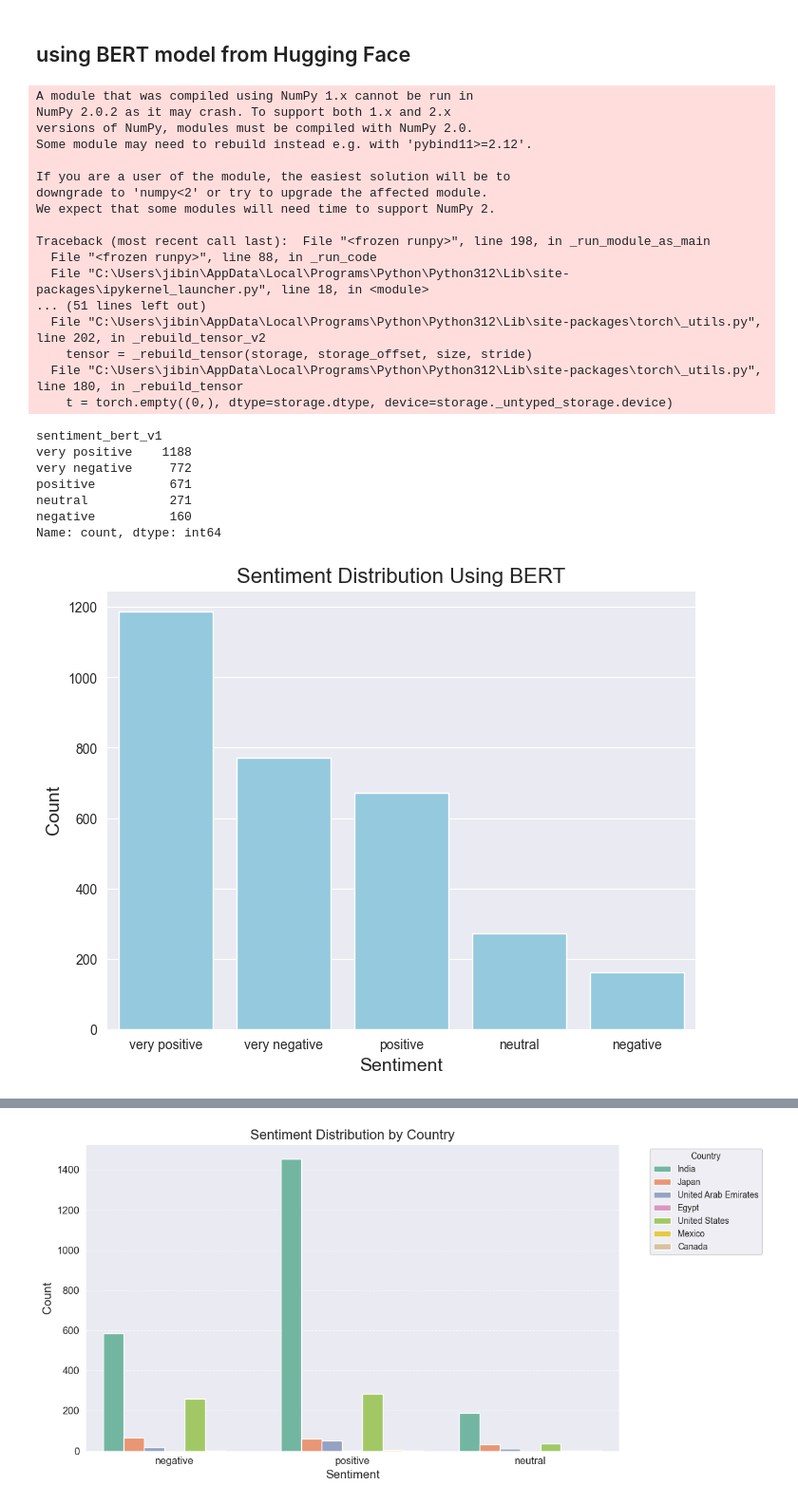
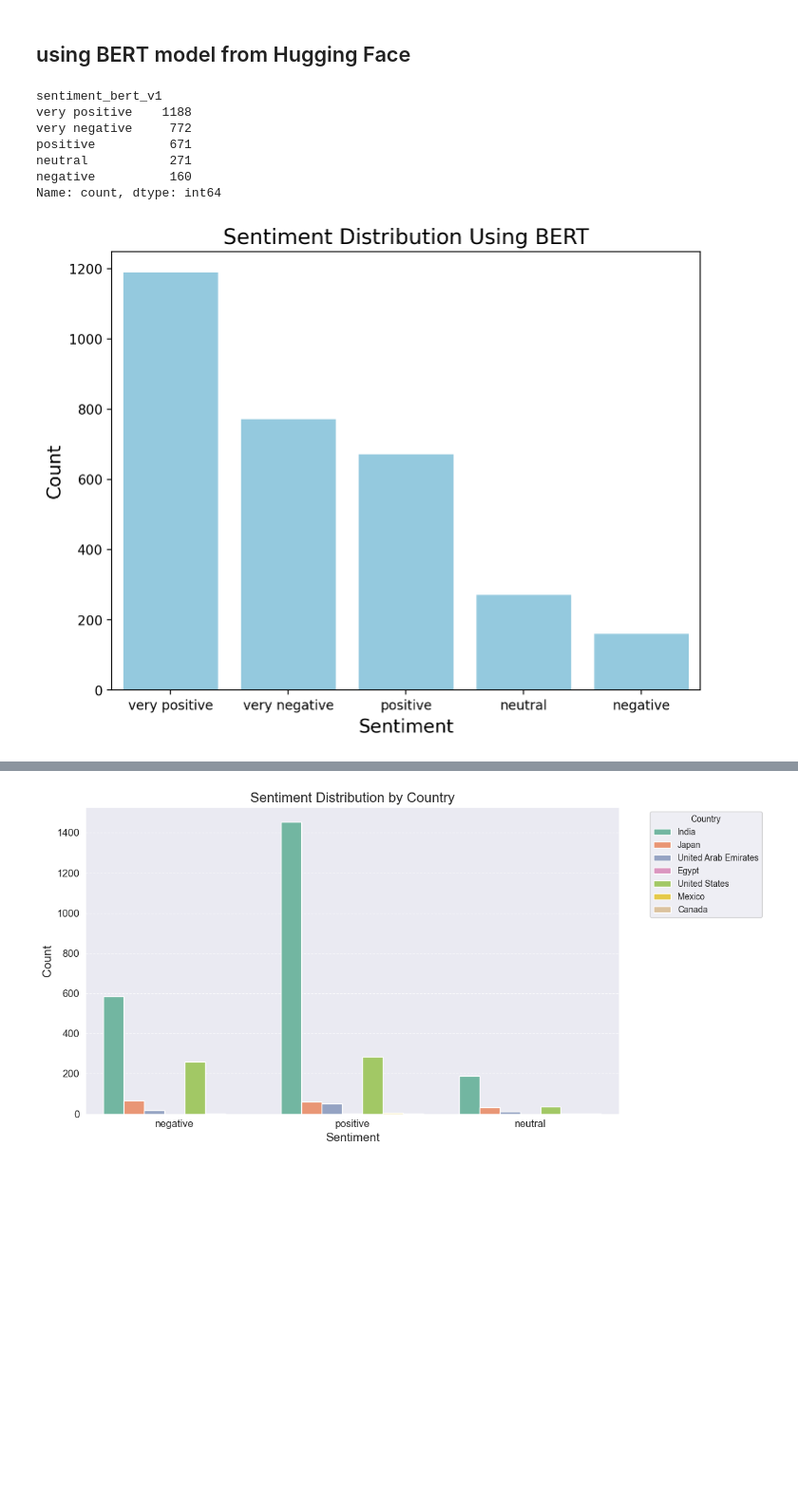
Before and after one commit to Jibincodes/SentimentAnalysis_CustomerReviews, a Jupyter notebook: src/analysis.ipynb, the cells around one changed output, grey strips where cells are left out. Shown at 95% size. Cells and saved outputs as stored; diff of their text form; code cells hidden in the pictures; blank space fills up the shorter version.

Commit message:
notebook was cleaned to avoid showing local paths

```diff
--- a/src/analysis.ipynb
+++ b/src/analysis.ipynb
@@ -432,9 +419,8 @@ from torch.nn.functional import softmax
 import pandas as pd
 #Load the BERT model and tokenizer
 model_name = "nlptown/bert-base-multilingual-uncased-sentiment"
-tokenizer = BertTokenizer.from_pretrained(model_name)
+tokenizer = BertTokenizer.from_pretrained(model_name,clean_up_tokenization_spaces=True)
 model = BertForSequenceClassification.from_pretrained(model_name)
-
 
 def classify_sentiment_bert(text):
     # Tokenize and encode the input text
@@ -443,58 +429,41 @@ def classify_sentiment_bert(text):
     # Perform inference
     with torch.no_grad():
         outputs = model(**inputs)
 
     # Get predictions and probabilities
     logits = outputs.logits
     probabilities = softmax(logits, dim=-1)
     sentiment = torch.argmax(probabilities).item()
 
     # Return sentiment and confidence
     labels = ["very negative", "negative", "neutral", "positive", "very positive"]
     confidence = probabilities[0][sentiment].item()
     return labels[sentiment], confidence
 
 
 # Apply the sentiment function to your dataset
 df['sentiment_bert_v1'], df['confidence'] = zip(*df['cleaned_reviewDescription'].apply(classify_sentiment_bert))
 
 # Check sentiment counts
 sentiment_counts = df['sentiment_bert_v1'].value_counts()
 print(sentiment_counts)
 
 # Plot sentiment distribution
 plt.figure(figsize=(8, 6))
 sns.barplot(x=sentiment_counts.index, y=sentiment_counts.values, color='skyblue')
 plt.title("Sentiment Distribution Using BERT", fontsize=16)
 plt.xlabel("Sentiment", fontsize=14)
 plt.ylabel("Count", fontsize=14)
 plt.show()
 # %% [output]
-A module that was compiled using NumPy 1.x cannot be run in
-NumPy 2.0.2 as it may crash. To support both 1.x and 2.x
-versions of NumPy, modules must be compiled with NumPy 2.0.
-Some module may need to rebuild instead e.g. with 'pybind11>=2.12'.
-
-If you are a user of the module, the easiest solution will be to
-downgrade to 'numpy<2' or try to upgrade the affected module.
-We expect that some modules will need time to support NumPy 2.
-
-Traceback (most recent call last):  File "<frozen runpy>", line 198, in _run_module_as_main
-  File "<frozen runpy>", line 88, in _run_code
-  File "C:\Users\jibin\AppData\Local\Programs\Python\Python312\Lib\site-packages\ipykernel_launcher.py", line 18, in <module>
-... (51 lines left out)
-  File "C:\Users\jibin\AppData\Local\Programs\Python\Python312\Lib\site-packages\torch\_utils.py", line 202, in _rebuild_tensor_v2
-    tensor = _rebuild_tensor(storage, storage_offset, size, stride)
-  File "C:\Users\jibin\AppData\Local\Programs\Python\Python312\Lib\site-packages\torch\_utils.py", line 180, in _rebuild_tensor
-    t = torch.empty((0,), dtype=storage.dtype, device=storage._untyped_storage.device)
+sentiment_bert_v1
+very positive    1188
+very negative     772
+positive          671
+neutral           271
+negative          160
+Name: count, dtype: int64
-sentiment_bert_v1
-very positive    1188
-very negative     772
-positive          671
-neutral           271
-negative          160
-Name: count, dtype: int64
-[figure, old version]
+[figure, new version]
 # %%
 #with mapping to labels
 # Import the necessary libraries
```
Also changed, not shown: parts of 4 cells of this notebook.
